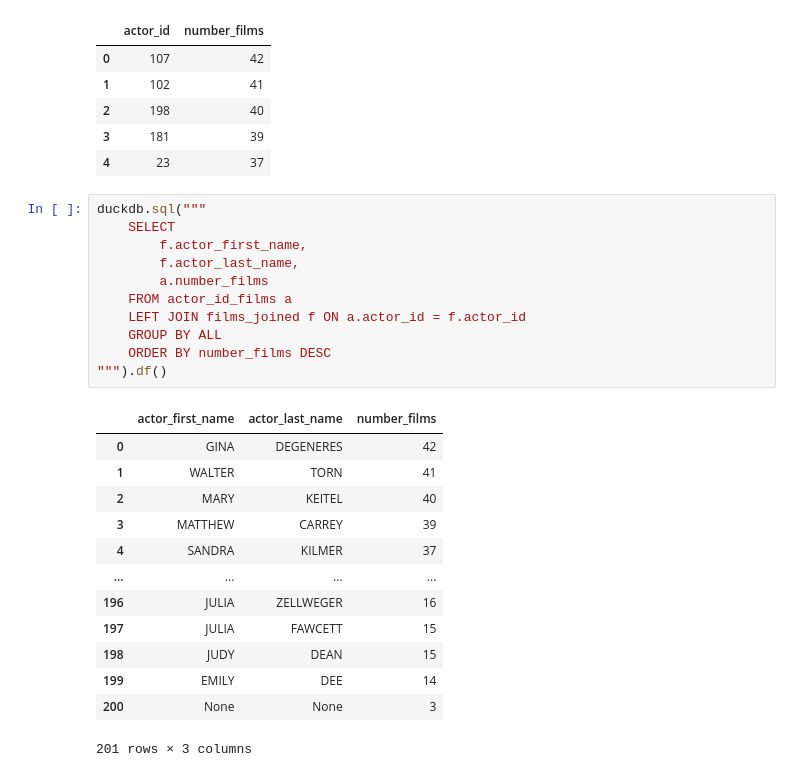
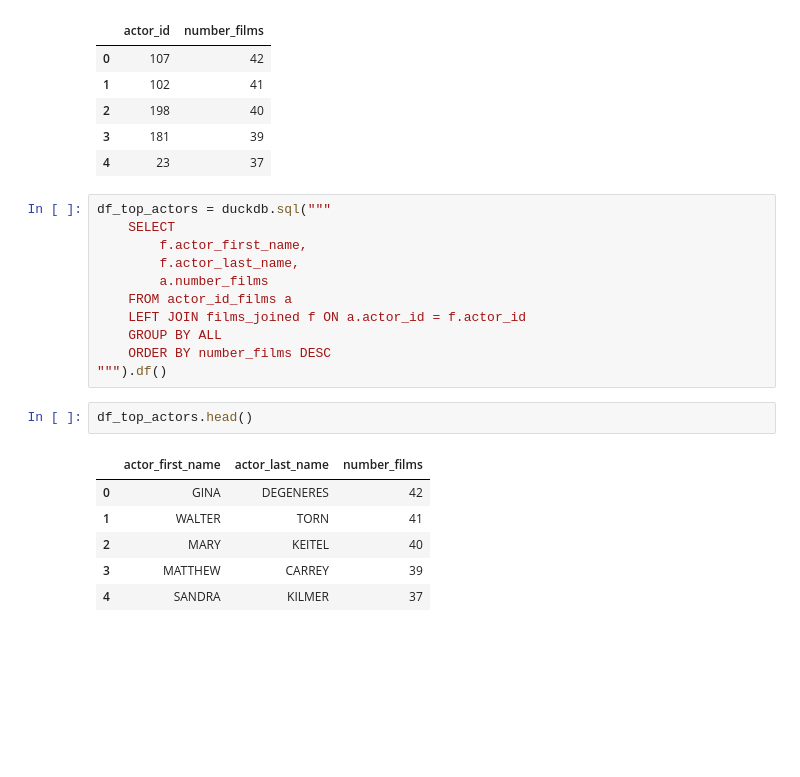
Before and after one commit to AIgineerAB/duckdb_sql_analytics_course, a Jupyter notebook: 18_pandas_duckdb/duckdb_pandas.ipynb, the cells around one changed output. Saved outputs shown, nothing was run; the diff lists cells and outputs as text; blank space fills up the shorter version.

```diff
--- a/18_pandas_duckdb/duckdb_pandas.ipynb
+++ b/18_pandas_duckdb/duckdb_pandas.ipynb
@@ -209,7 +209,7 @@ actor_id_films.head()
 | 3 | 181 | 39 |
 | 4 | 23 | 37 |
 # %%
-duckdb.sql("""
+df_top_actors = duckdb.sql("""
     SELECT
         f.actor_first_name,
         f.actor_last_name,
@@ -219,17 +219,12 @@ duckdb.sql("""
     GROUP BY ALL
     ORDER BY number_films DESC
 """).df()
-# %% [output]
-|  | actor_first_name | actor_last_name | number_films |
-| 0 | GINA | DEGENERES | 42 |
-| 1 | WALTER | TORN | 41 |
-| 2 | MARY | KEITEL | 40 |
-| 3 | MATTHEW | CARREY | 39 |
-| 4 | SANDRA | KILMER | 37 |
-| ... | ... | ... | ... |
-| 196 | JULIA | ZELLWEGER | 16 |
-| 197 | JULIA | FAWCETT | 15 |
-| 198 | JUDY | DEAN | 15 |
-| 199 | EMILY | DEE | 14 |
-| 200 | None | None | 3 |
-201 rows × 3 columns
+# %%
+df_top_actors.head()
+# %% [output]
+|  | actor_first_name | actor_last_name | number_films |
+| 0 | GINA | DEGENERES | 42 |
+| 1 | WALTER | TORN | 41 |
+| 2 | MARY | KEITEL | 40 |
+| 3 | MATTHEW | CARREY | 39 |
+| 4 | SANDRA | KILMER | 37 |
```
Also changed, not shown: parts of 5 cells of this notebook, 2 other files.
